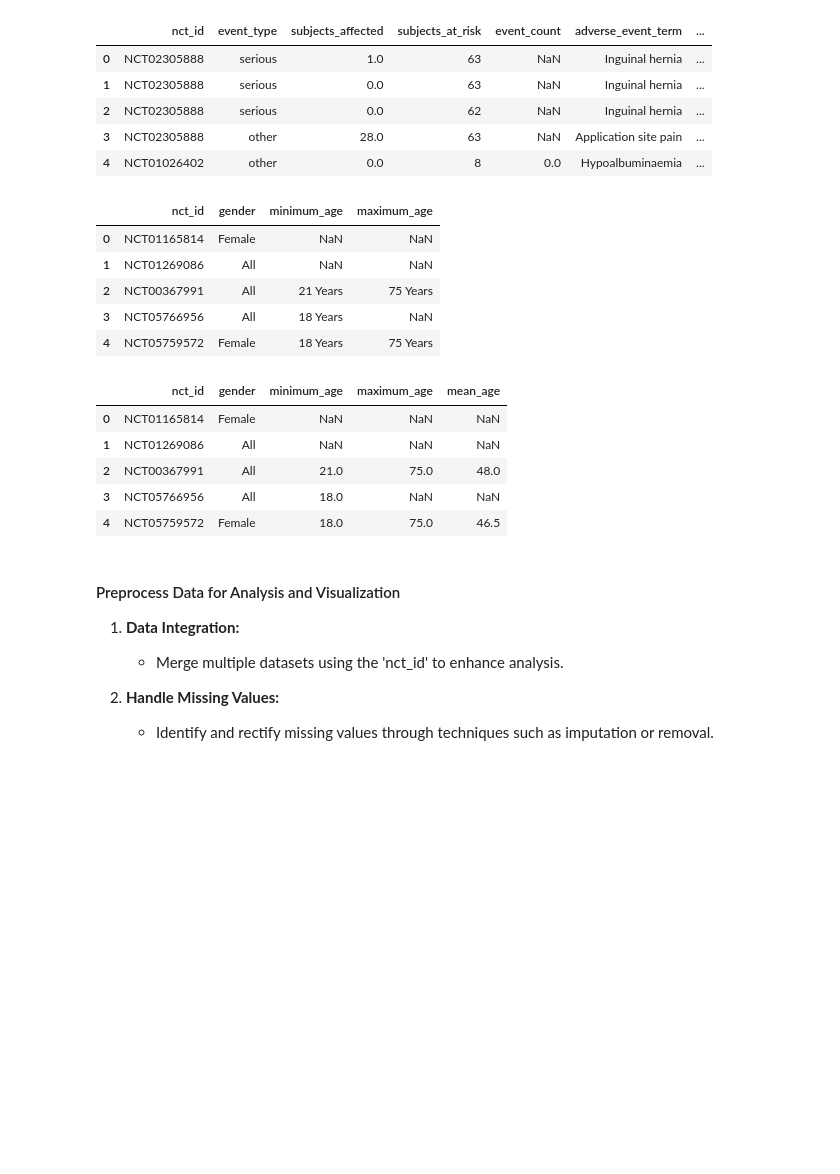
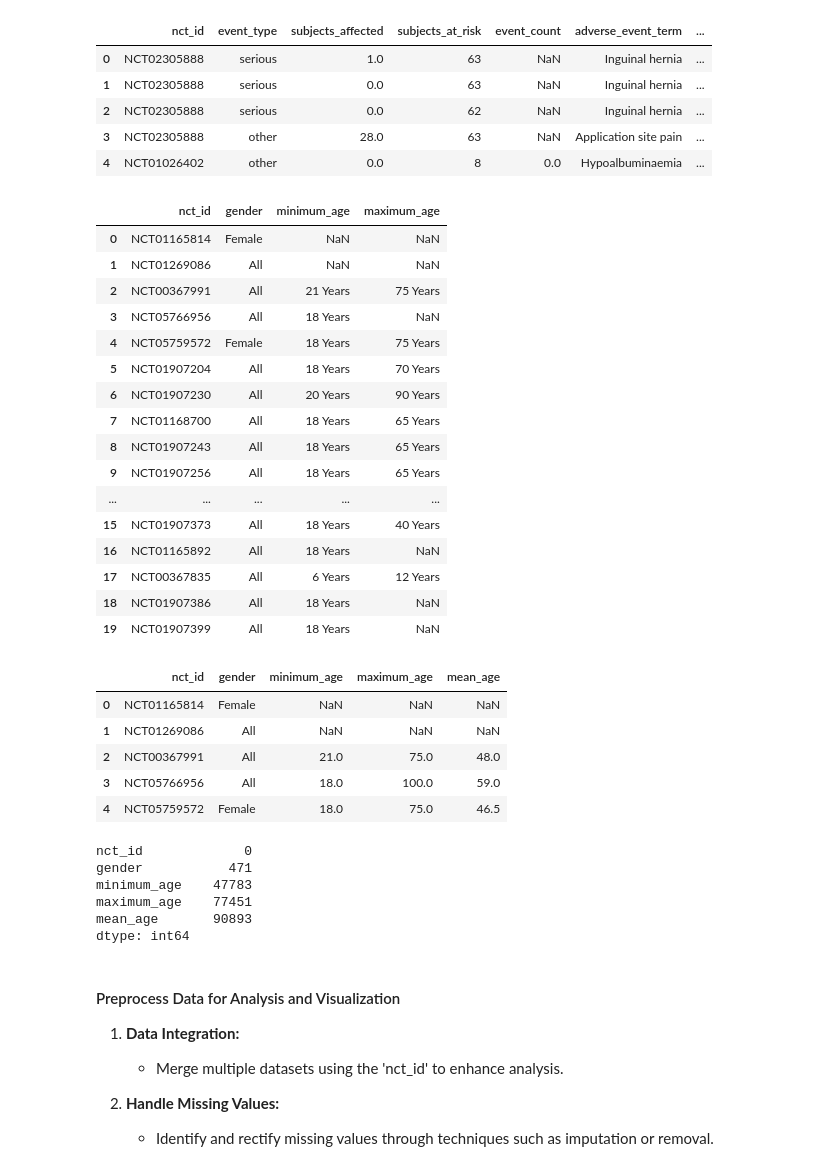
Before and after one commit to brunalos/clinical-trials-ml, a Jupyter notebook: vaccines.ipynb, the cells around one changed output. Drawn from its saved outputs; the diff is of its cells as text; code cells hidden in the pictures; blank space fills up the shorter version.

```diff
--- a/vaccines.ipynb
+++ b/vaccines.ipynb
@@ -200,19 +200,30 @@ reported_events.head()
 # %%
 # Read eligibilities file from AACT database
 file_path = './AACT_20240125/eligibilities.txt'
 
 # select only the nct_id, title, and count columns
 eligibilities = pd.read_csv(file_path, header=0, sep="|", usecols=[1,3,4,5])
 
 # Display the DataFrame
-eligibilities.head()
+eligibilities.head(20)
 # %% [output]
 |  | nct_id | gender | minimum_age | maximum_age |
 | 0 | NCT01165814 | Female | NaN | NaN |
 | 1 | NCT01269086 | All | NaN | NaN |
 | 2 | NCT00367991 | All | 21 Years | 75 Years |
 | 3 | NCT05766956 | All | 18 Years | NaN |
 | 4 | NCT05759572 | Female | 18 Years | 75 Years |
+| 5 | NCT01907204 | All | 18 Years | 70 Years |
+| 6 | NCT01907230 | All | 20 Years | 90 Years |
+| 7 | NCT01168700 | All | 18 Years | 65 Years |
+| 8 | NCT01907243 | All | 18 Years | 65 Years |
+| 9 | NCT01907256 | All | 18 Years | 65 Years |
+| ... | ... | ... | ... | ... |
+| 15 | NCT01907373 | All | 18 Years | 40 Years |
+| 16 | NCT01165892 | All | 18 Years | NaN |
+| 17 | NCT00367835 | All | 6 Years | 12 Years |
+| 18 | NCT01907386 | All | 18 Years | NaN |
+| 19 | NCT01907399 | All | 18 Years | NaN |
 # %%
 # Remove 'Years' from minimum_age and maximum_age columns
 eligibilities['minimum_age'] = eligibilities['minimum_age'].str.replace(' Years', '')
@@ -222,6 +233,9 @@ eligibilities['maximum_age'] = eligibilities['maximum_age'].str.replace(' Years'
 eligibilities['minimum_age'] = pd.to_numeric(eligibilities['minimum_age'], errors='coerce')
 eligibilities['maximum_age'] = pd.to_numeric(eligibilities['maximum_age'], errors='coerce')
 
+# Replace NaN values in 'maximum_age' with 100 where 'minimum_age' is 18
+eligibilities.loc[(eligibilities['minimum_age'] == 18) & (eligibilities['maximum_age'].isna()), 'maximum_age'] = 100
+
 # Calculate mean age
 eligibilities['mean_age'] = (eligibilities['minimum_age'] + eligibilities['maximum_age']) / 2
 
@@ -232,8 +246,18 @@ eligibilities.head()
 | 0 | NCT01165814 | Female | NaN | NaN | NaN |
 | 1 | NCT01269086 | All | NaN | NaN | NaN |
 | 2 | NCT00367991 | All | 21.0 | 75.0 | 48.0 |
-| 3 | NCT05766956 | All | 18.0 | NaN | NaN |
+| 3 | NCT05766956 | All | 18.0 | 100.0 | 59.0 |
 | 4 | NCT05759572 | Female | 18.0 | 75.0 | 46.5 |
+# %%
+nan_counts = eligibilities.isna().sum()
+nan_counts
+# %% [output]
+nct_id             0
+gender           471
+minimum_age    47783
+maximum_age    77451
+mean_age       90893
+dtype: int64
 # %% [markdown]
 #### Preprocess Data for Analysis and Visualization
 
```
Also changed, not shown: parts of 3 cells of this notebook, 2 other files.
